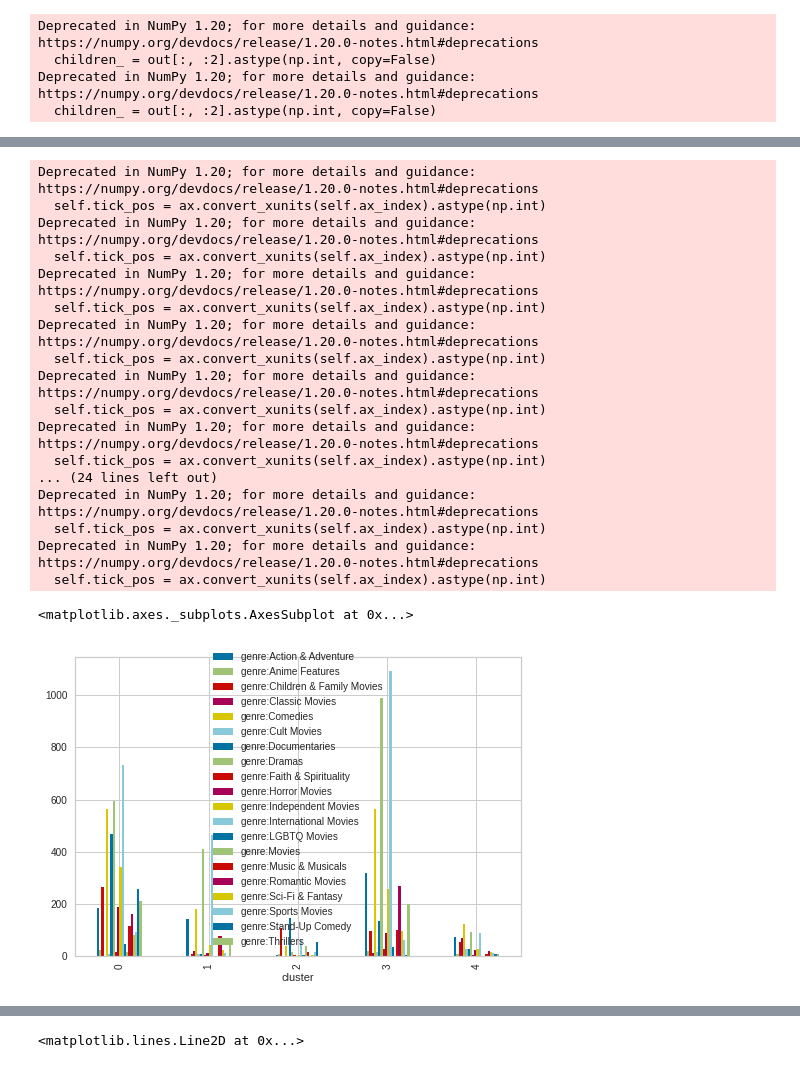
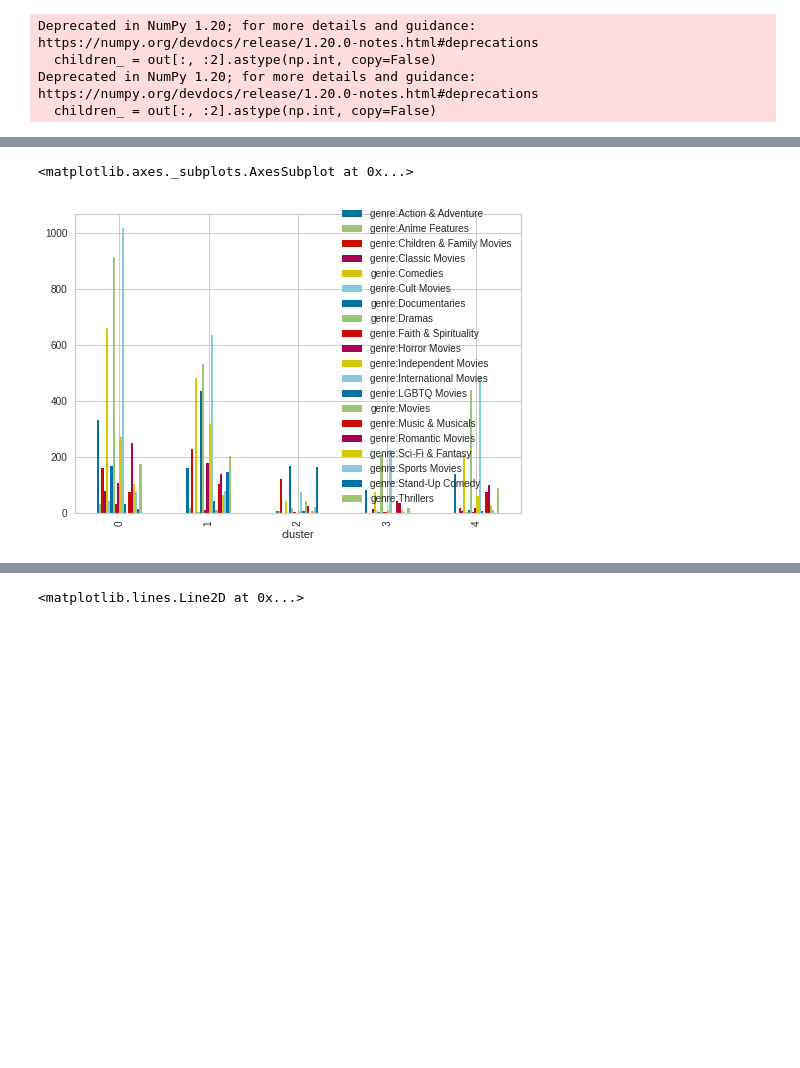
Before and after one commit to sksvineeth/Text_and_clustering, a Jupyter notebook: Text_clustering.ipynb, the cells around one changed output, grey strips where cells are left out. Drawn from its saved outputs; the diff is of its cells as text; code cells hidden in the pictures; blank space fills up the shorter version.

```diff
--- a/Text_clustering.ipynb
+++ b/Text_clustering.ipynb
@@ -575,3 +551,15 @@ data1.head(
 | 4 | 2019 | 95.0 | 0 | 0 | 0 | 0 | 0 | 0 | ... |
 # %%
 data_c = pd.concat([data1, topics_all], axis=1)
+# %%
+from sklearn.preprocessing import StandardScaler
+
+dat = data_c
+scale= StandardScaler()
+
+# separate the independent and dependent variables
+
+
+# standardization of dependent variables
+data_c = scale.fit_transform(dat)
+print(data_c)
@@ -710,7 +725,7 @@ if 1 == 1:
 # %%
 # Final model
-model = AgglomerativeClustering(n_clusters= 5, linkage = 'ward')
-cluster = model.fit_predict(data_c).tolist()
-data_c["cluster"] = cluster
+model = AgglomerativeClustering(n_clusters= 5, linkage = 'ward', affinity= 'euclidean')
+cluster = model.fit_predict(dat).tolist()
+dat["cluster"] = cluster
 #as_avg = model.fit_predict(data_c)
 # %%
@@ -819,56 +812,39 @@ df_for_h_visual.groupby('cluster').count()
 
 #a = data.groupby(['cluster'])['listed_in'].apply(lambda x: ','.join(x)).reset_index()
 #a['listed_in'][0]
-
+data_c = dat
 data_c.head()
 cols = [
 'genre:Action & Adventure',
 'genre:Anime Features',
 'genre:Children & Family Movies',
 'genre:Classic Movies',
 'genre:Comedies',
 'genre:Cult Movies',
 'genre:Documentaries',
 'genre:Dramas',
 'genre:Faith & Spirituality',
 'genre:Horror Movies',
 'genre:Independent Movies',
 'genre:International Movies',
 'genre:LGBTQ Movies',
 'genre:Movies',
 'genre:Music & Musicals',
 'genre:Romantic Movies',
 'genre:Sci-Fi & Fantasy',
 'genre:Sports Movies',
 'genre:Stand-Up Comedy',
 'genre:Thrillers',]
 
 import pandas as pd
 import matplotlib.pyplot as plt
 
 df1 = data_c.groupby('cluster')[cols].sum().reset_index()
 df1.plot(x="cluster", y= cols, kind="bar")
 #df1.head()
 # %% [output]
-Deprecated in NumPy 1.20; for more details and guidance: https://numpy.org/devdocs/release/1.20.0-notes.html#deprecations
-  self.tick_pos = ax.convert_xunits(self.ax_index).astype(np.int)
-Deprecated in NumPy 1.20; for more details and guidance: https://numpy.org/devdocs/release/1.20.0-notes.html#deprecations
-  self.tick_pos = ax.convert_xunits(self.ax_index).astype(np.int)
-Deprecated in NumPy 1.20; for more details and guidance: https://numpy.org/devdocs/release/1.20.0-notes.html#deprecations
-  self.tick_pos = ax.convert_xunits(self.ax_index).astype(np.int)
-Deprecated in NumPy 1.20; for more details and guidance: https://numpy.org/devdocs/release/1.20.0-notes.html#deprecations
-  self.tick_pos = ax.convert_xunits(self.ax_index).astype(np.int)
-Deprecated in NumPy 1.20; for more details and guidance: https://numpy.org/devdocs/release/1.20.0-notes.html#deprecations
-  self.tick_pos = ax.convert_xunits(self.ax_index).astype(np.int)
-Deprecated in NumPy 1.20; for more details and guidance: https://numpy.org/devdocs/release/1.20.0-notes.html#deprecations
-  self.tick_pos = ax.convert_xunits(self.ax_index).astype(np.int)
-... (24 lines left out)
-Deprecated in NumPy 1.20; for more details and guidance: https://numpy.org/devdocs/release/1.20.0-notes.html#deprecations
-  self.tick_pos = ax.convert_xunits(self.ax_index).astype(np.int)
-Deprecated in NumPy 1.20; for more details and guidance: https://numpy.org/devdocs/release/1.20.0-notes.html#deprecations
-  self.tick_pos = ax.convert_xunits(self.ax_index).astype(np.int)
+<matplotlib.axes._subplots.AxesSubplot at 0x...>
-<matplotlib.axes._subplots.AxesSubplot at 0x...>
-[figure, old version]
+[figure, new version]
 # %%
 #Distribution of clusters
 
```
Also changed, not shown: parts of 44 cells of this notebook.
